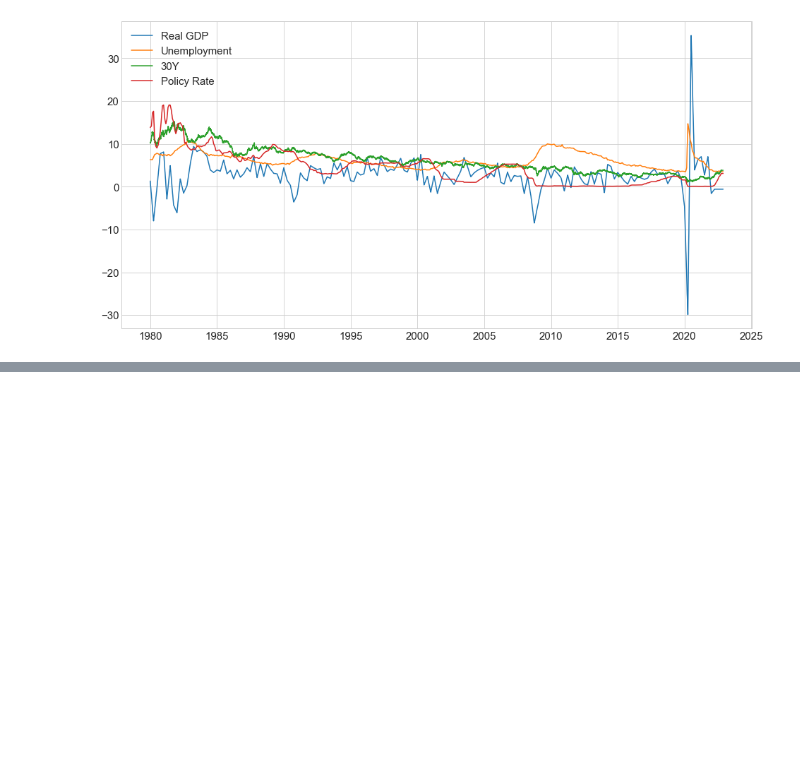
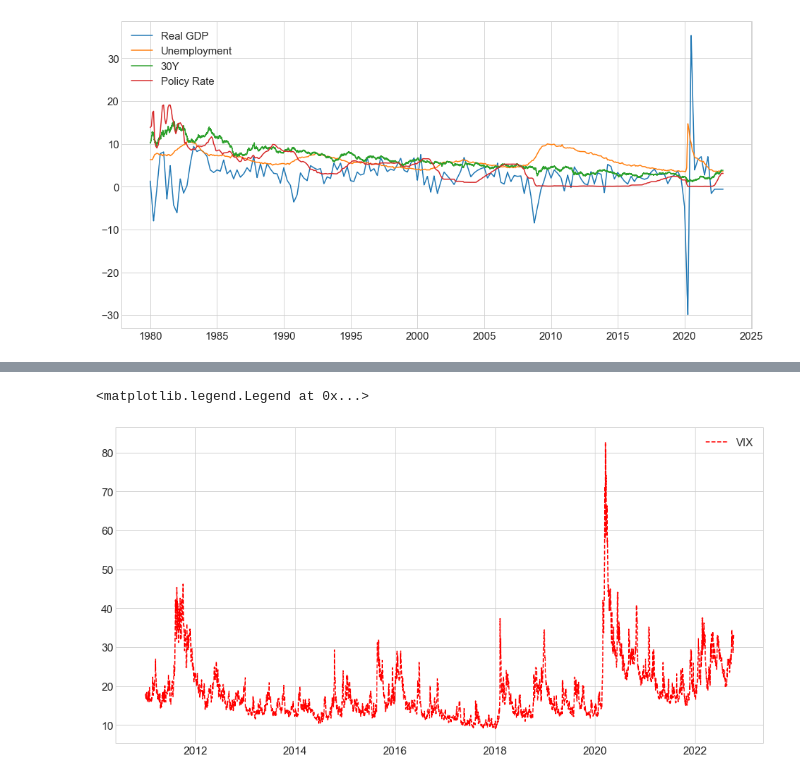
Before and after one commit to guransingh/Portfolio2022, a Jupyter notebook: Finance/1_FinanceNotebook.ipynb, the cells around one changed output, grey strips where cells are left out. Cells and saved outputs as stored; diff of their text form; code cells hidden in the pictures; blank space fills up the shorter version.

```diff
--- a/Finance/1_FinanceNotebook.ipynb
+++ b/Finance/1_FinanceNotebook.ipynb
@@ -190,0 +206,8 @@ df3.RealGDP.max()
+# %%
+plt.plot(df4.VIX.iloc[:-30],'--r', label='VIX')
+plt.xticks(fontsize=15)
+plt.yticks(fontsize=15)
+plt.legend(fontsize=15)
+# %% [output]
+<matplotlib.legend.Legend at 0x...>
+[figure, added]
```
Also changed, not shown: parts of 13 cells of this notebook.
